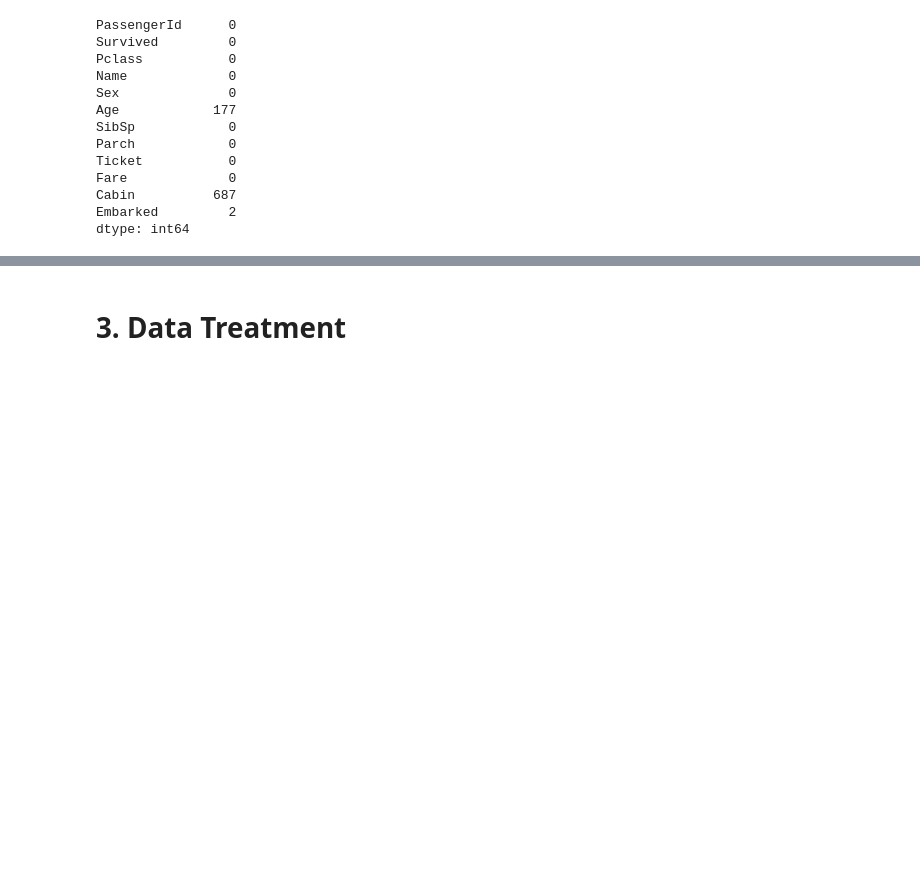
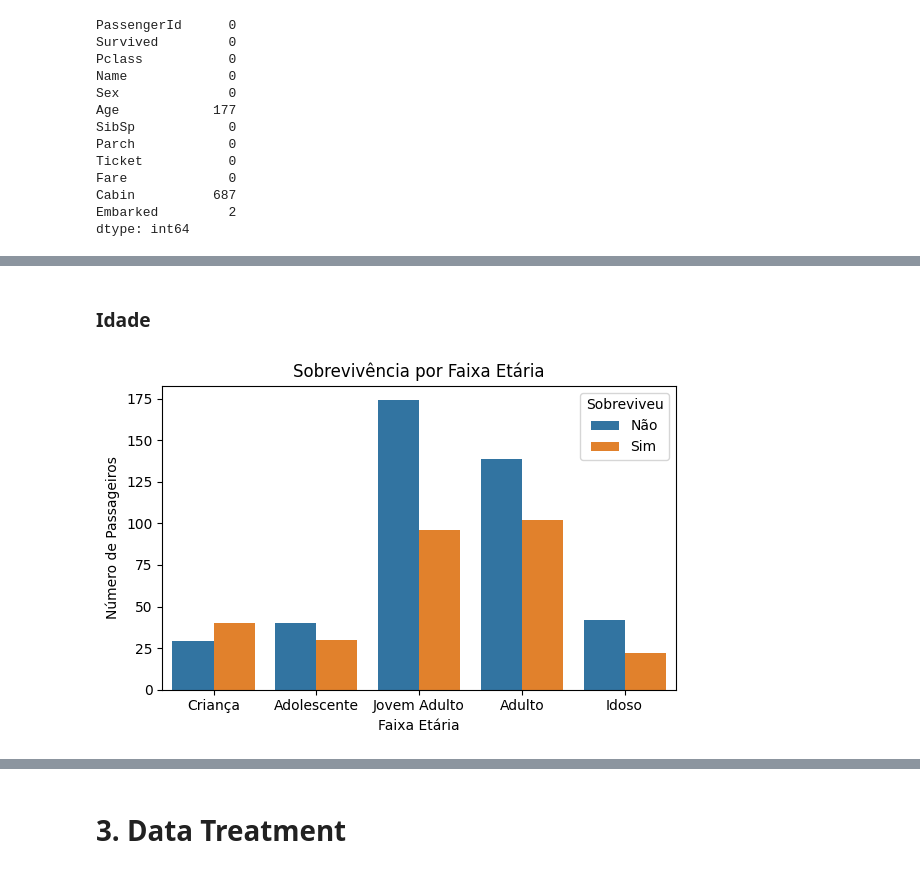
Before and after one commit to daniboy0002/data-science-portfolio, a Jupyter notebook: titanic/titanic.ipynb, the cells around one changed output, grey strips where cells are left out. Drawn from its saved outputs; the diff is of its cells as text; code cells hidden in the pictures; blank space fills up the shorter version.

```diff
--- a/titanic/titanic.ipynb
+++ b/titanic/titanic.ipynb
@@ -115,0 +178,23 @@ dtype: int64
+# %% [markdown]
+### Idade
+# %%
+bins = [0, 12, 18, 30, 50, 80]
+labels = ['Criança', 'Adolescente', 'Jovem Adulto', 'Adulto', 'Idoso']
+train_df['AgeGroup'] = pd.cut(train_df['Age'], bins=bins, labels=labels)
+
+plt.figure(figsize=(6,4))
+sns.countplot(data=train_df, x="AgeGroup", hue="Survived")
+plt.title("Sobrevivência por Faixa Etária")
+plt.xlabel("Faixa Etária")
+plt.ylabel("Número de Passageiros")
+plt.legend(title="Sobreviveu", labels=["Não", "Sim"])
+plt.tight_layout()
+plt.show()
+
+#0 = Criança
+#1 = Adolescente
+#2 = Jovem Adulto
+#3 = Adulto
+#4 = Idoso
+# %% [output]
+[figure, added]
```
Also changed, not shown: parts of 24 cells of this notebook.
